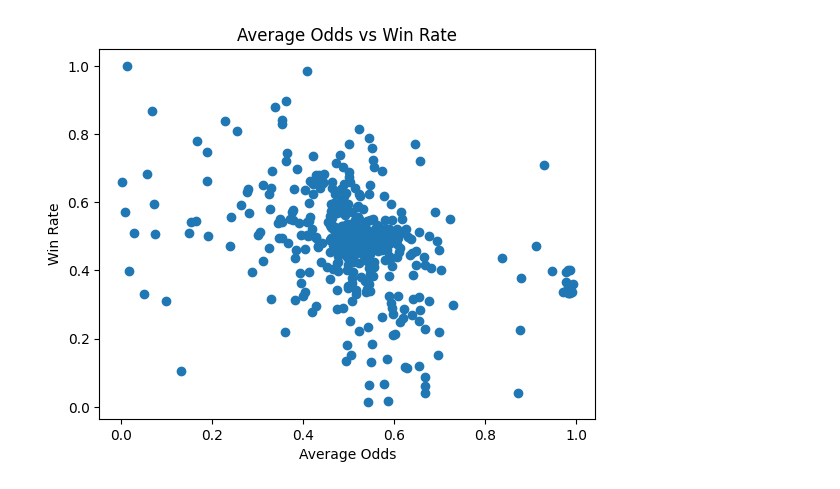
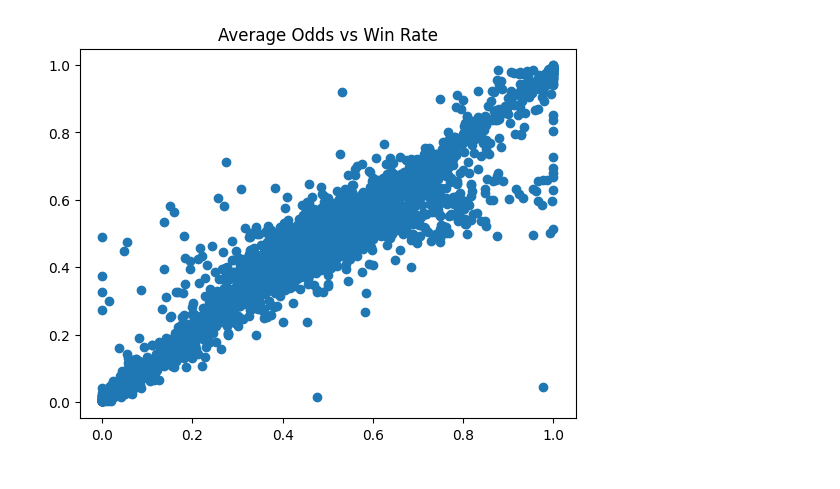
Before and after one commit to AnusreeChittineni/polymarket-trader-analysis, a Jupyter notebook: create_subset/analysis.ipynb, the cells around one changed output. Drawn from its saved outputs; the diff is of its cells as text; code cells hidden in the pictures.

```diff
--- a/create_subset/analysis.ipynb
+++ b/create_subset/analysis.ipynb
@@ -111,2 +113,8 @@ for trade in tqdm(trades.itertuples(), total=len(trades)):
+# %%
+# drop traders with 0 trades
+trader_stats = {trader: stats for trader, stats in trader_stats.items() if len(stats) > 0}
+
+# drop traders with 0 buys
+trader_stats = {trader: stats for trader, stats in trader_stats.items() if sum([1 for trade in stats if trade.data['bought_contract']]) > 0}
 # %%
 def extract_trader_stats(trades : list[Trade]):
@@ -164,16 +173,16 @@ https://polymarket.com/0xd9Fb2ecC4926efe32a4B0232e9c15bdd4dDF74F3
 # %%
 import matplotlib.pyplot as plt
 
 # graph average odds vs win rate
-avg_odds = [stats['avg_odds'] for stats in trader_stats.values()]
-win_rates = [stats['win_rate'] for stats in trader_stats.values()]
+avg_odds = [stats['win_rate_ignore_sales'] for stats in trader_stats.values()]
+win_rates = [stats['avg_odds_ignore_sales'] for stats in trader_stats.values()]
 plt.scatter(avg_odds, win_rates)
-plt.xlabel('Average Odds')
-plt.ylabel('Win Rate')
+# plt.xscale('log')
+# plt.yscale('log')
 plt.title('Average Odds vs Win Rate')
 plt.show()
 # %% [output]
-[figure, old version]
+[figure, new version]
 # %%
 # create a csv of trader stats
 import csv
```
Also changed, not shown: parts of 4 cells of this notebook.
